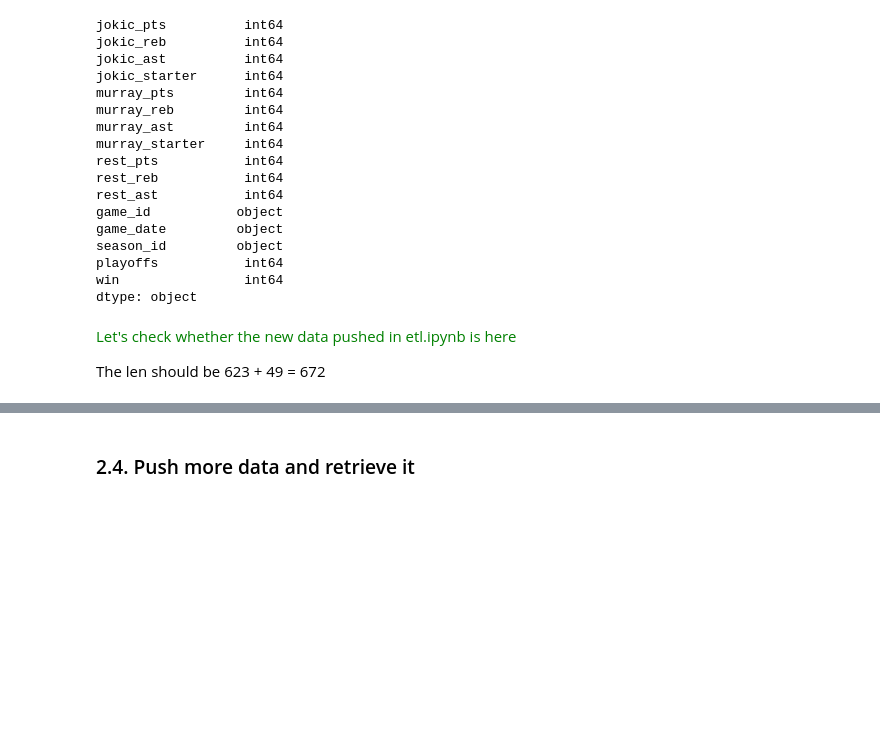
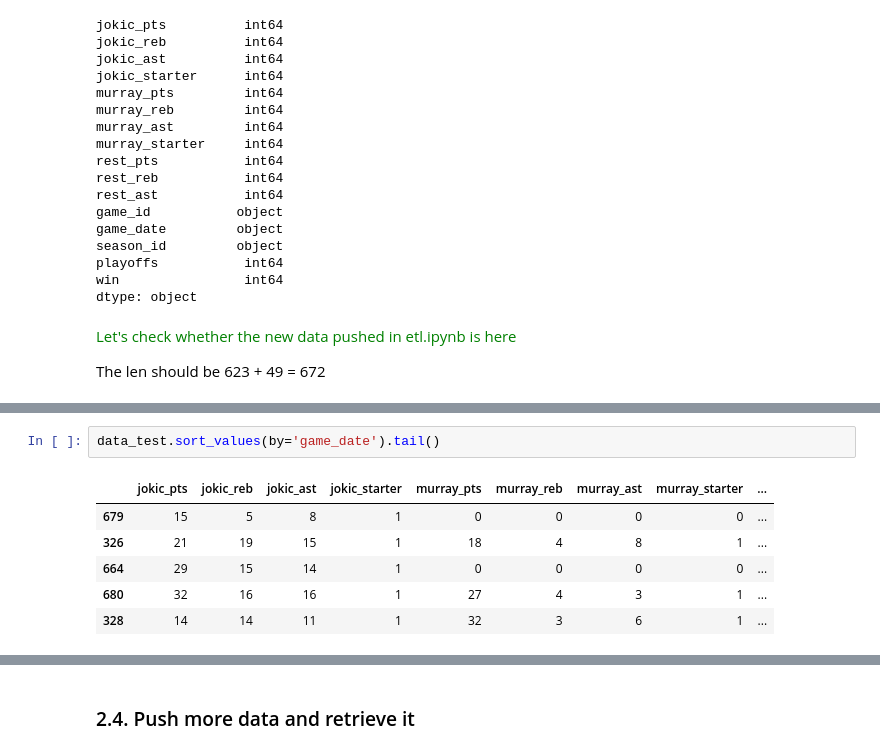
Before and after one commit to jacasta2/nba_analysis, a Jupyter notebook: notebooks/ingest_feature_store.ipynb, the cells around one changed output, grey strips where cells are left out. Saved outputs shown, nothing was run; the diff lists cells and outputs as text; blank space fills up the shorter version.

```diff
--- a/notebooks/ingest_feature_store.ipynb
+++ b/notebooks/ingest_feature_store.ipynb
@@ -381,0 +404,9 @@ len(data_test)
+# %%
+data_test.sort_values(by='game_date').tail()
+# %% [output]
+|  | jokic_pts | jokic_reb | jokic_ast | jokic_starter | murray_pts | murray_reb | murray_ast | murray_starter | ... |
+| 679 | 15 | 5 | 8 | 1 | 0 | 0 | 0 | 0 | ... |
+| 326 | 21 | 19 | 15 | 1 | 18 | 4 | 8 | 1 | ... |
+| 664 | 29 | 15 | 14 | 1 | 0 | 0 | 0 | 0 | ... |
+| 680 | 32 | 16 | 16 | 1 | 27 | 4 | 3 | 1 | ... |
+| 328 | 14 | 14 | 11 | 1 | 32 | 3 | 6 | 1 | ... |
```
Also changed, not shown: parts of 20 cells of this notebook, 12 other files.
